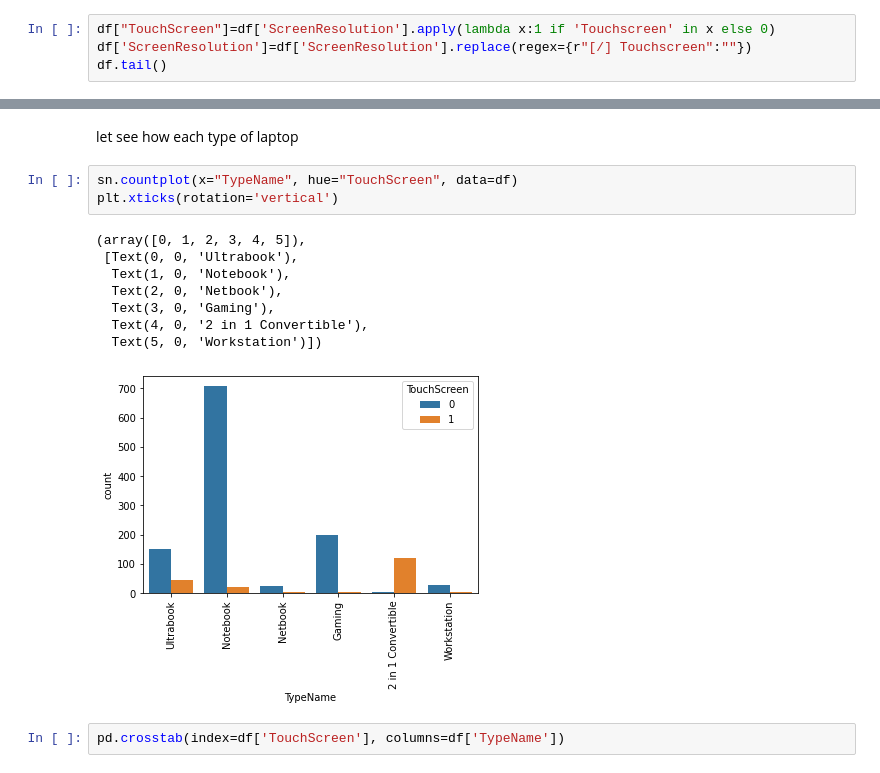
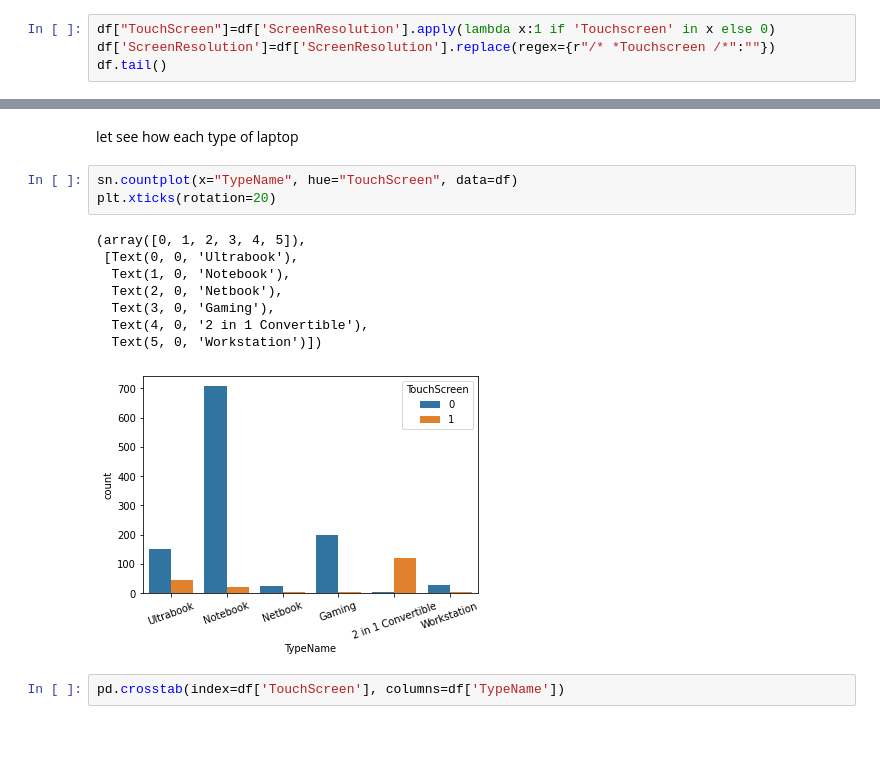
Before and after one commit to AmineMahdioui/Laptop_Price_predection, a Jupyter notebook: LPP.ipynb, the cells around one changed output, grey strips where cells are left out. Drawn from its saved outputs; the diff is of its cells as text; blank space fills up the shorter version.

```diff
--- a/LPP.ipynb
+++ b/LPP.ipynb
@@ -239,7 +239,7 @@ Why '1 and 0' and not 'Yes' and 'No'? because we will give this data to an algor
 ##### Starting with _TouchScreen_:
 # %%
 df["TouchScreen"]=df['ScreenResolution'].apply(lambda x:1 if 'Touchscreen' in x else 0)
-df['ScreenResolution']=df['ScreenResolution'].replace(regex={r"[/] Touchscreen":""})
+df['ScreenResolution']=df['ScreenResolution'].replace(regex={r"/* *Touchscreen /*":""})
 df.tail()
 # %% [output]
 |  | Company | TypeName | Inches | ScreenResolution | Cpu | Ram (GB) | Memory | Gpu | OpSys | ... |
@@ -266,16 +266,16 @@ Price of laptops with touchscreen is subjected to alot of variation avreging at
 let see how each type of laptop
 # %%
 sn.countplot(x="TypeName", hue="TouchScreen", data=df)
-plt.xticks(rotation='vertical')
+plt.xticks(rotation=20)
 # %% [output]
 (array([0, 1, 2, 3, 4, 5]),
  [Text(0, 0, 'Ultrabook'),
   Text(1, 0, 'Notebook'),
   Text(2, 0, 'Netbook'),
   Text(3, 0, 'Gaming'),
   Text(4, 0, '2 in 1 Convertible'),
   Text(5, 0, 'Workstation')])
-[figure, old version]
+[figure, new version]
 # %%
 pd.crosstab(index=df['TouchScreen'], columns=df['TypeName'])
 # %% [output]
```
Also changed, not shown: parts of 27 cells of this notebook.
